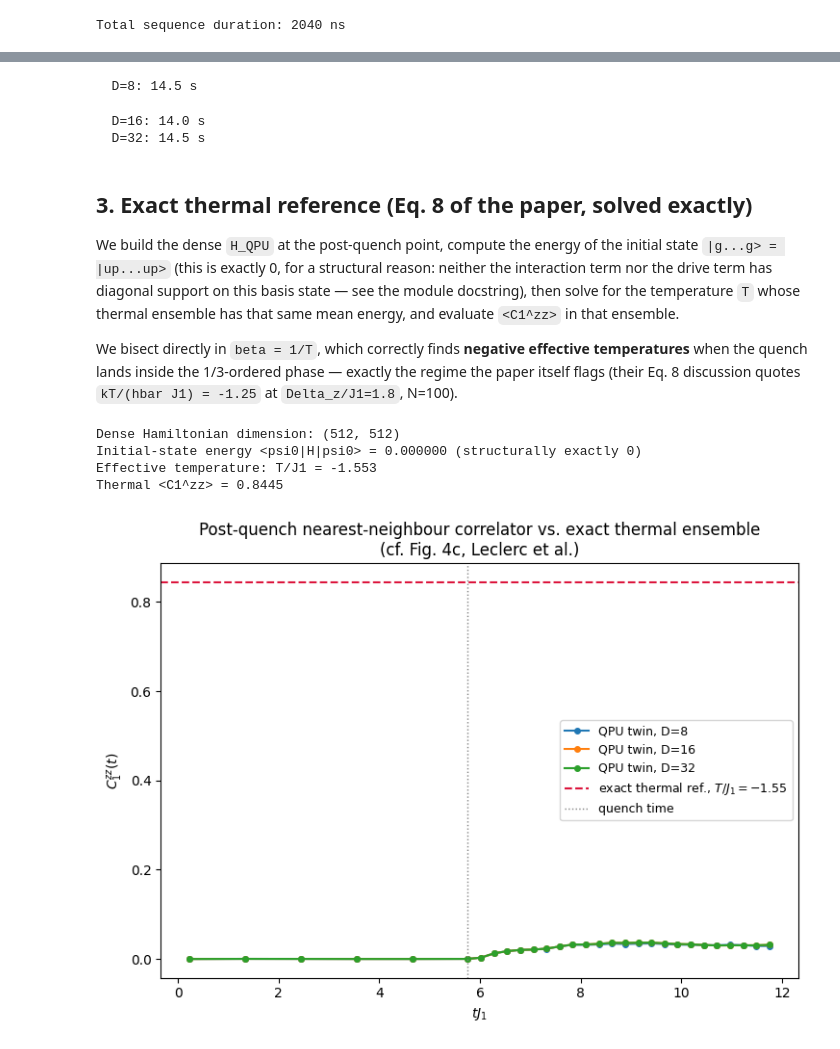
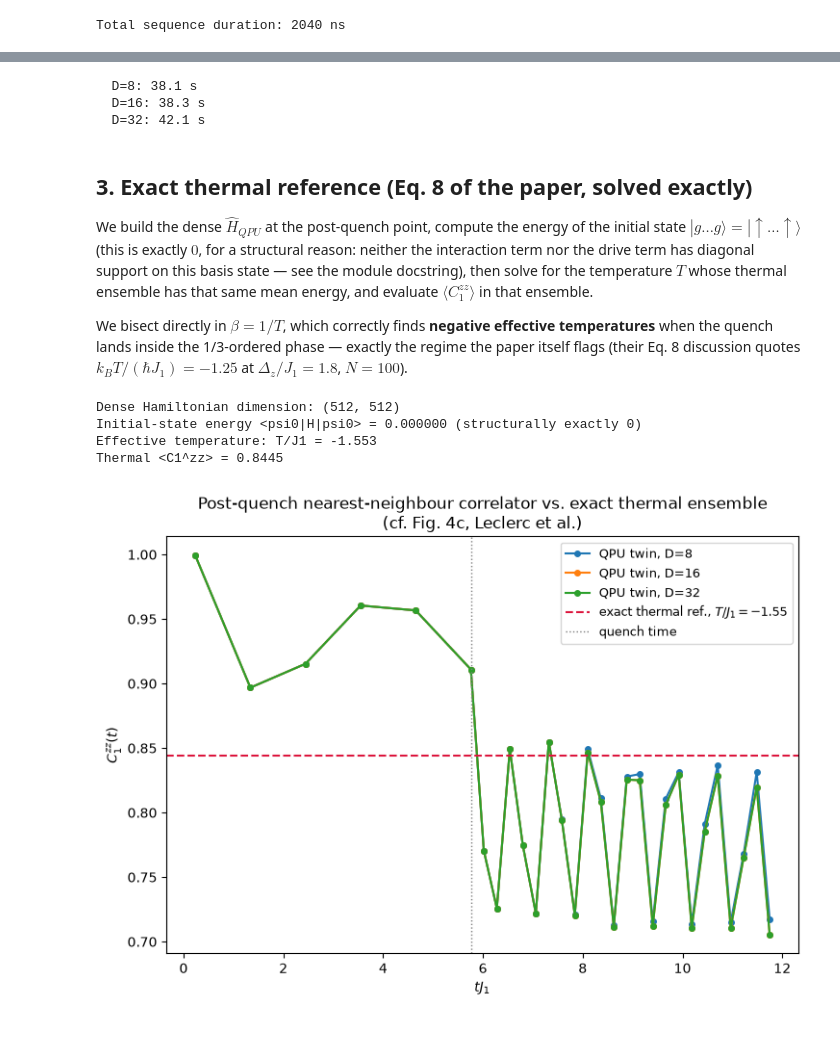
Before and after one commit to oyewodayo/tmmggao4_quantum_twin, a Jupyter notebook: notebooks/03_phase2b_quench_thermalization.ipynb, the cells around one changed output, grey strips where cells are left out. Saved outputs shown, nothing was run; the diff lists cells and outputs as text; code cells hidden in the pictures.

```diff
--- a/notebooks/03_phase2b_quench_thermalization.ipynb
+++ b/notebooks/03_phase2b_quench_thermalization.ipynb
@@ -88,7 +653,19 @@ above (this small register has no buffer, so all bonds count).
 # %%
+def nn_sigma_zz_from_occupation_corr(corr, bonds):
+    """<sz_i sz_j> averaged over `bonds`, from the raw occupation-basis
+    `corr` matrix (corr[i,j] = <n_i n_j>, corr[i,i] = <n_i>), via
+    sz = 1 - 2n:  <sz_i sz_j> = 1 - 2<n_i> - 2<n_j> + 4<n_i n_j>."""
+    vals = [1.0 - 2.0 * corr[i, i] - 2.0 * corr[j, j] + 4.0 * corr[i, j] for i, j in bonds]
+    return float(np.mean(vals))
+
+
 def run_quench(max_bond_dim, n_points=24):
+    """Run the quench sequence on emu_mps at a given bond dimension and
+    extract C1^zz(t) over both the prep phase and the post-quench hold."""
     from emu_mps import MPSBackend, MPSConfig, CorrelationMatrix
-    prep_end = 1000 / seq.get_duration()
+
+    prep_end = t_quench_ns / seq.get_duration()  # fractional time marking the quench instant
+    # Sparse sampling during prep (little happens), dense sampling during the hold
     eval_times = sorted(set(
         list(np.linspace(0.02, prep_end, 6)) +
         list(np.linspace(prep_end, 1.0, n_points))
@@ -104,48 +681,53 @@ def run_quench(max_bond_dim, n_points=24):
 
     C1 = []
     for corr in res.correlation_matrix:
-        corr = np.real(np.array(corr))
-        vals = [corr[i, j] for i, j in bonds]
-        C1.append(np.mean(vals))
+        corr = np.real(np.asarray(corr, dtype=complex))
+        C1.append(nn_sigma_zz_from_occupation_corr(corr, bonds))
     t_ns = np.array(eval_times) * seq.get_duration()
     return t_ns, np.array(C1)
 
+
+# Run the same quench at three bond dimensions, to check MPS convergence
 bond_dims = [8, 16, 32]
 quench_results = {}
 for D in bond_dims:
     quench_results[D] = run_quench(D)
 # %% [output]
-  D=8: 14.5 s
+  D=8: 38.1 s
+  D=16: 38.3 s
+  D=32: 42.1 s
-  D=16: 14.0 s
-  D=32: 14.5 s
 # %% [markdown]
 ## 3. Exact thermal reference (Eq. 8 of the paper, solved exactly)
 
-We build the dense `H_QPU` at the post-quench point, compute the energy
-of the initial state `|g...g> = |up...up>` (this is exactly 0, for a
-structural reason: neither the interaction term nor the drive term has
-diagonal support on this basis state — see the module docstring), then
-solve for the temperature `T` whose thermal ensemble has that same mean
-energy, and evaluate `<C1^zz>` in that ensemble.
+We build the dense $\hat H_{QPU}$ at the post-quench point, compute the
+energy of the initial state $|g\dots g\rangle = |{\uparrow}\dots{\uparrow}\rangle$ (this is
+exactly $0$, for a structural reason: neither the interaction term nor
+the drive term has diagonal support on this basis state — see the
+module docstring), then solve for the temperature $T$ whose thermal
+ensemble has that same mean energy, and evaluate $\langle C_1^{zz}\rangle$
+in that ensemble.
 
-We bisect directly in `beta = 1/T`, which correctly finds **negative
+We bisect directly in $\beta = 1/T$, which correctly finds **negative
 effective temperatures** when the quench lands inside the 1/3-ordered
 phase — exactly the regime the paper itself flags (their Eq. 8
-discussion quotes `kT/(hbar J1) = -1.25` at `Delta_z/J1=1.8`, N=100).
+discussion quotes $k_BT/(\hbar J_1) = -1.25$ at $\Delta_z/J_1=1.8$, $N=100$).
 # %%
-Omega_q, delta_q = mm.qpu_controls_from_material(1.08, Delta_z_quench, J1)
-H_dense = mm.build_qpu_hamiltonian_dense(register, device, Omega_q, delta_q)
-print(f"Dense Hamiltonian dimension: {H_dense.shape}")
+# Build the post-quench Hamiltonian and its exact thermal ensemble
+Omega_q, delta_q = qpu_controls_from_material(1.08, Delta_z_quench, J1)
+H_dense = build_qpu_hamiltonian_dense(register, device, Omega_q, delta_q)
+print(f"Dense Hamiltonian dimension: {H_dense.shape}") # type: ignore
 
-psi0 = qt.tensor([qt.basis(2, 0)] * N)
-E0 = qt.expect(H_dense, psi0)
+# Energy of the actual initial state |g...g> = |up...up>, which the thermal
+# ensemble must match (structurally exactly 0 -- see the module docstring).
+psi0 = qt.tensor([qt.basis(2, 0)] * N) # type: ignore
+E0 = qt.expect(H_dense, psi0) # type: ignore
 print(f"Initial-state energy <psi0|H|psi0> = {E0:.6f} (structurally exactly 0)")
 
-T_eff = mm.thermal_temperature_from_energy(H_dense, E0, beta_bracket=(-300.0, 300.0))
+T_eff = thermal_temperature_from_energy(H_dense, E0, beta_bracket=(-300.0, 300.0))
 print(f"Effective temperature: T/J1 = {T_eff/J1:.3f}" if T_eff else "No solution in bracket")
 
-C1_op = mm.nn_correlator_operator(register, device, bonds)
-C1_thermal = mm.thermal_expectation(H_dense, T_eff, C1_op) if T_eff else None
+C1_op = nn_correlator_operator(register, device, bonds)
+C1_thermal = thermal_expectation(H_dense, T_eff, C1_op) if T_eff else None
 print(f"Thermal <C1^zz> = {C1_thermal:.4f}" if C1_thermal is not None else "n/a")
 # %% [output]
 Dense Hamiltonian dimension: (512, 512)
@@ -155,20 +737,20 @@ Thermal <C1^zz> = 0.8445
 # %%
 fig, ax = plt.subplots(figsize=(7.5, 5.5))
 for D, (t_ns, C1) in quench_results.items():
-    tJ1 = t_ns * J1 / 1000.0
+    tJ1 = t_ns * J1 / 1000.0  # ns -> us -> dimensionless tJ1 (J1 is in rad/us)
     ax.plot(tJ1, C1, "-o", ms=4, label=f"QPU twin, D={D}")
 if C1_thermal is not None:
     ax.axhline(C1_thermal, color="crimson", ls="--", lw=1.5,
                label=f"exact thermal ref., $T/J_1={T_eff/J1:.2f}$")
-ax.axvline(1000 * J1 / 1000.0, color="gray", ls=":", lw=1, label="quench time")
+ax.axvline(t_quench_ns * J1 / 1000.0, color="gray", ls=":", lw=1, label="quench time")
 ax.set_xlabel(r"$t J_1$"); ax.set_ylabel(r"$C_1^{zz}(t)$")
 ax.set_title("Post-quench nearest-neighbour correlator vs. exact thermal ensemble\n(cf. Fig. 4c, Leclerc et al.)")
 ax.legend(fontsize=9)
 plt.tight_layout()
 plt.savefig("phase2b_quench.png", dpi=140)
 plt.show()
 # %% [output]
-[figure, old version]
+[figure, new version]
 # %% [markdown]
 ## 4. Interpretation
 
```
Also changed, not shown: parts of 12 cells of this notebook, 22 other files.
